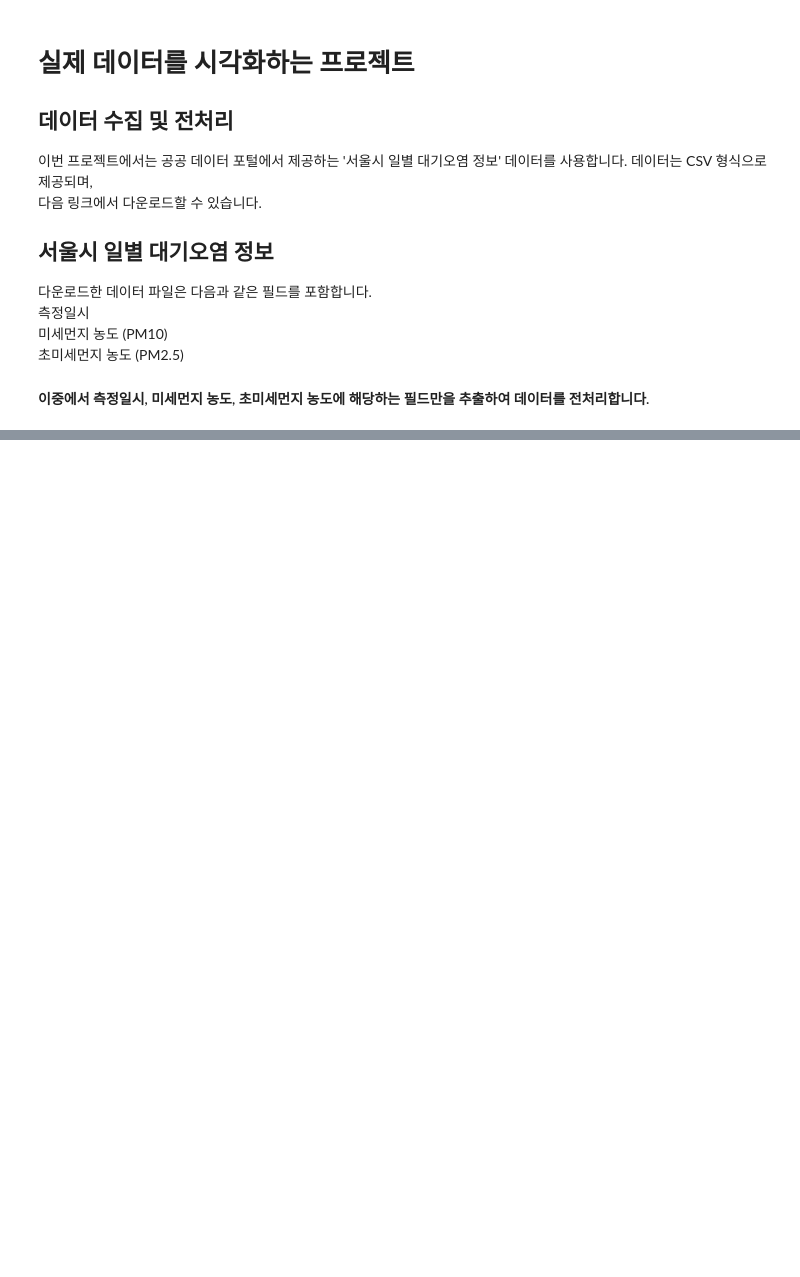
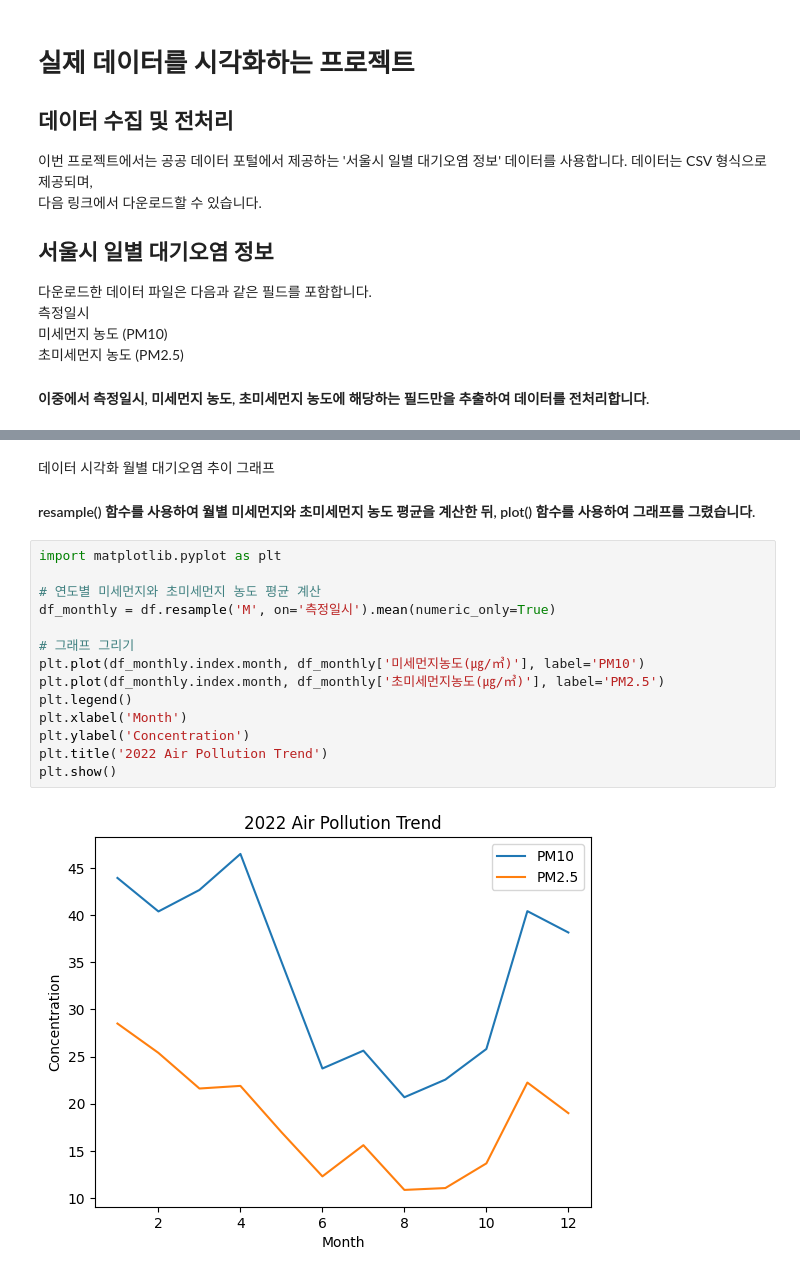
Before and after one commit to jwjb1020/jwj_python, a Jupyter notebook: 데이터전처리/data_process.ipynb, the cells around one changed output, grey strips where cells are left out. Saved outputs shown, nothing was run; the diff lists cells and outputs as text; blank space fills up the shorter version.

```diff
--- a/데이터전처리/data_process.ipynb
+++ b/데이터전처리/data_process.ipynb
@@ -928,0 +929,20 @@ print(df.head(20))
+# %% [markdown]
+데이터 시각화
+월별 대기오염 추이 그래프
+#### resample() 함수를 사용하여 월별 미세먼지와 초미세먼지 농도 평균을 계산한 뒤, plot() 함수를 사용하여 그래프를 그렸습니다.
+# %%
+import matplotlib.pyplot as plt
+
+# 연도별 미세먼지와 초미세먼지 농도 평균 계산
+df_monthly = df.resample('M', on='측정일시').mean(numeric_only=True)
+
+# 그래프 그리기
+plt.plot(df_monthly.index.month, df_monthly['미세먼지농도(㎍/㎥)'], label='PM10')
+plt.plot(df_monthly.index.month, df_monthly['초미세먼지농도(㎍/㎥)'], label='PM2.5')
+plt.legend()
+plt.xlabel('Month')
+plt.ylabel('Concentration')
+plt.title('2022 Air Pollution Trend')
+plt.show()
+# %% [output]
+[figure, added]
```
Also changed, not shown: parts of 7 cells of this notebook, 2 other files.
